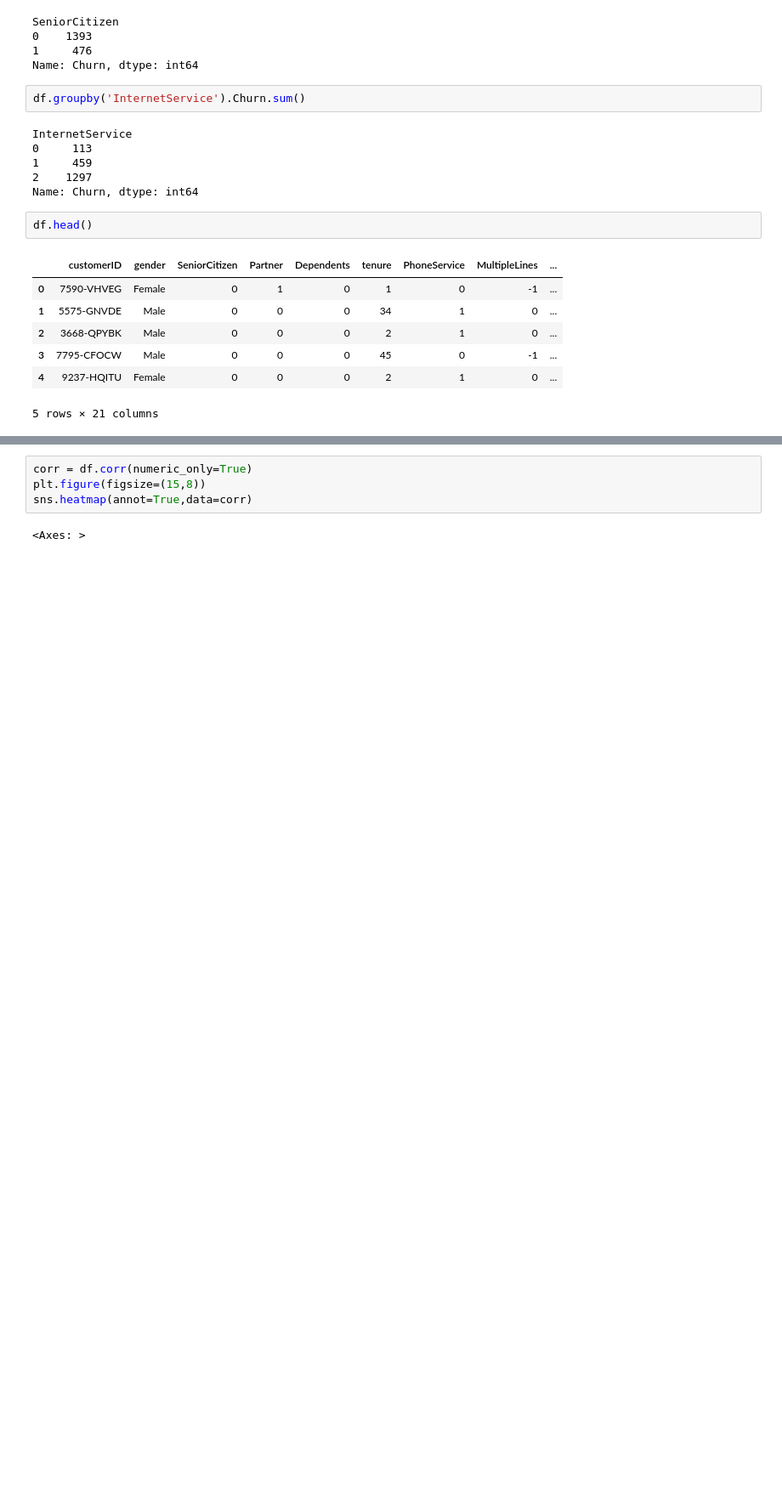
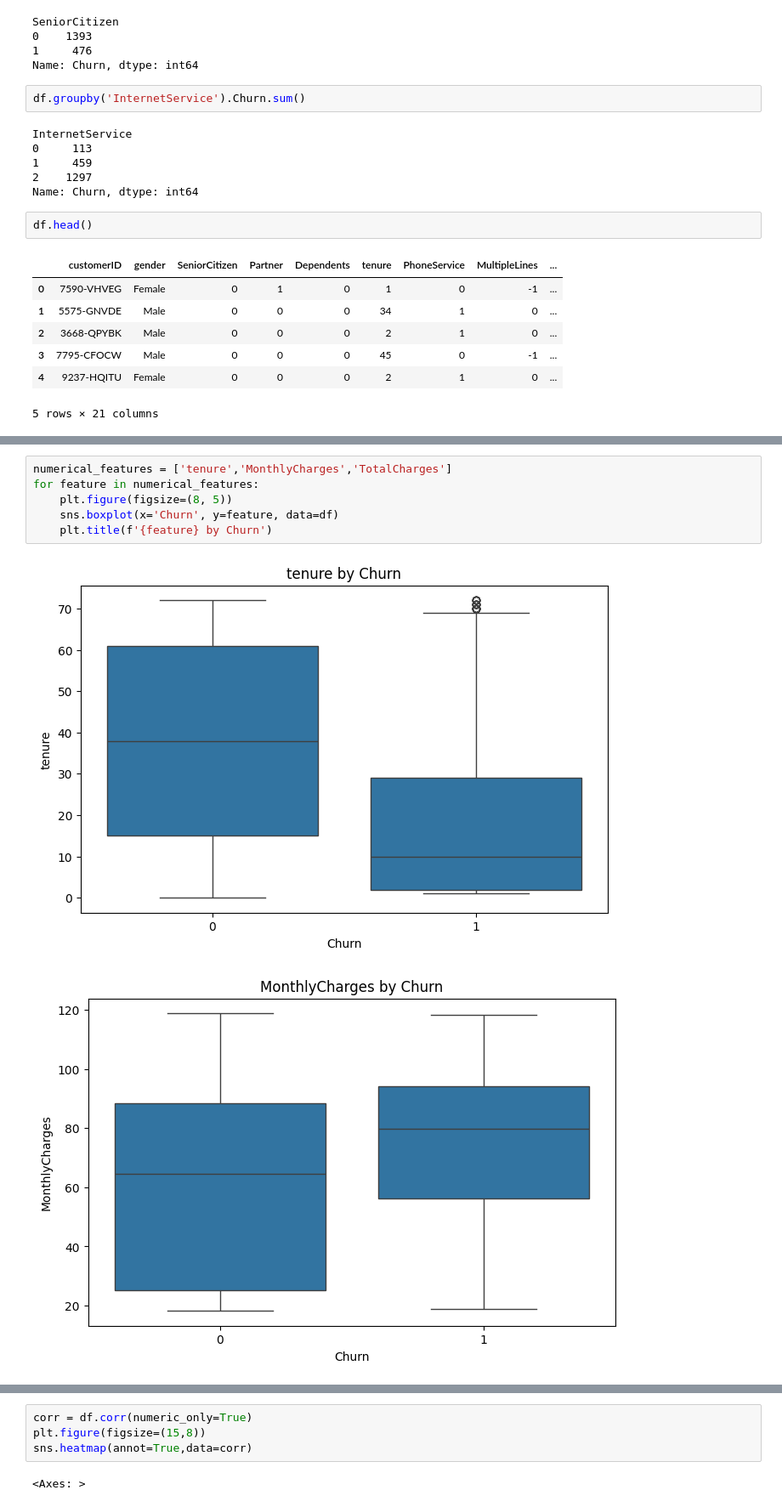
Before and after one commit to VinayakFTW/telco_customer_churn_prediction, a Jupyter notebook: preprocess.ipynb, the cells around one changed output, grey strips where cells are left out. Shown: that part at 85% size. Saved outputs shown, nothing was run; the diff lists cells and outputs as text; blank space fills up the shorter version.

```diff
--- a/preprocess.ipynb
+++ b/preprocess.ipynb
@@ -205,0 +254,9 @@ df.head()
+# %%
+numerical_features = ['tenure','MonthlyCharges','TotalCharges']
+for feature in numerical_features:
+    plt.figure(figsize=(8, 5))
+    sns.boxplot(x='Churn', y=feature, data=df)
+    plt.title(f'{feature} by Churn')
+# %% [output]
+[figure, added]
+[figure, added]
```
Also changed, not shown: parts of 9 cells of this notebook, 3 other files.
